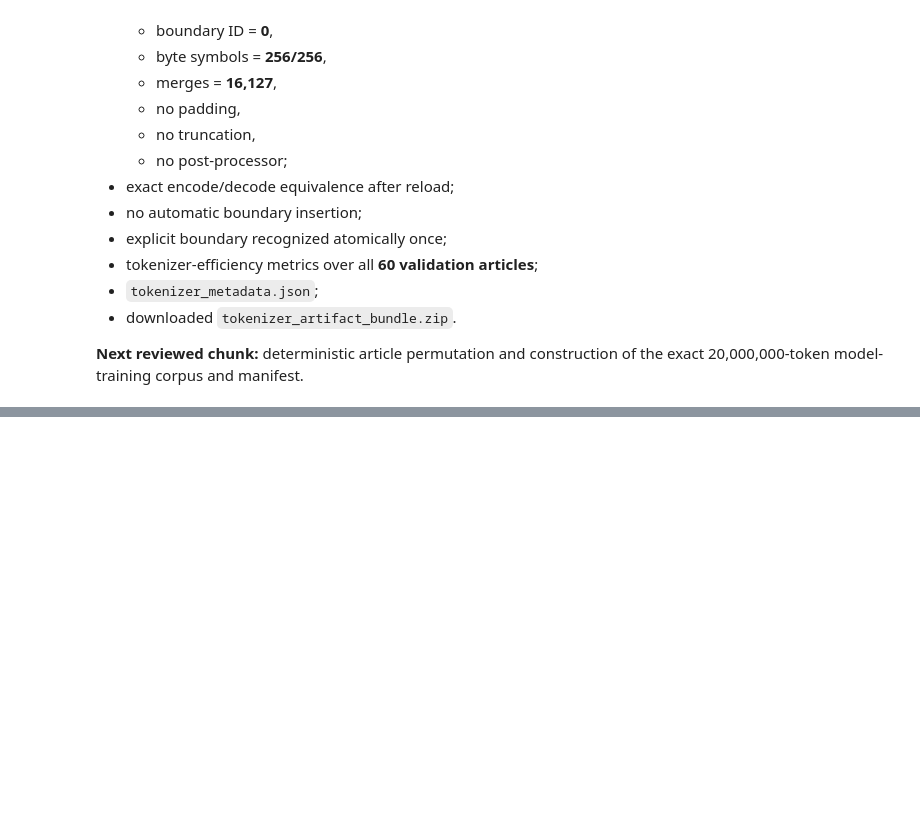
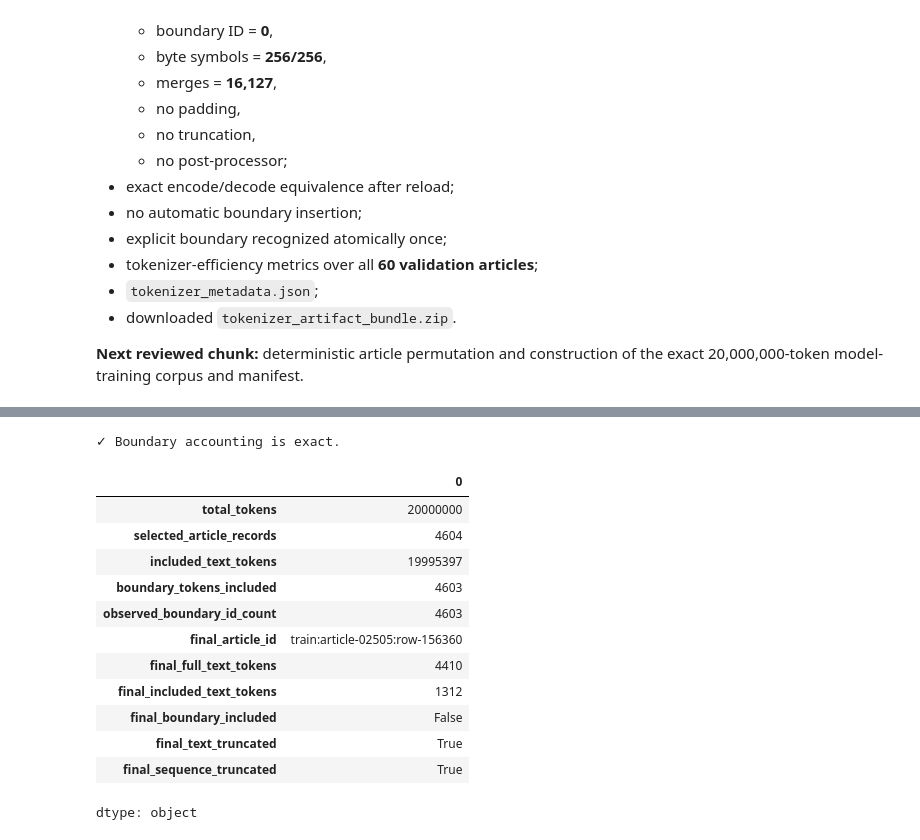
Before and after one commit to traderjohnd/foundation-model-from-scratch, a Jupyter notebook: notebooks/02_tokenizer_training_and_corpus_construction.ipynb, the cells around one changed output, grey strips where cells are left out. Saved outputs shown, nothing was run; the diff lists cells and outputs as text; code cells hidden in the pictures; blank space fills up the shorter version.

```diff
--- a/notebooks/02_tokenizer_training_and_corpus_construction.ipynb
+++ b/notebooks/02_tokenizer_training_and_corpus_construction.ipynb
@@ -1370,0 +1610,54 @@ Before proceeding, we should have observed:
+# %%
+selected_article_count = len(corpus_manifest_rows)
+boundary_tokens_included = sum(
+    row["boundary_included"]
+    for row in corpus_manifest_rows
+)
+observed_boundary_ids = int(
+    np.count_nonzero(corpus_tokens == CORPUS_BOUNDARY_ID)
+)
+included_text_tokens_total = sum(
+    row["included_text_tokens"]
+    for row in corpus_manifest_rows
+)
+
+assert observed_boundary_ids == boundary_tokens_included
+assert (
+    included_text_tokens_total + boundary_tokens_included
+    == CORPUS_TOKEN_BUDGET
+)
+assert int(corpus_tokens.max()) < VOCAB_SIZE
+
+final_row = corpus_manifest_rows[-1]
+
+corpus_accounting = pd.Series({
+    "total_tokens": CORPUS_TOKEN_BUDGET,
+    "selected_article_records": selected_article_count,
+    "included_text_tokens": included_text_tokens_total,
+    "boundary_tokens_included": boundary_tokens_included,
+    "observed_boundary_id_count": observed_boundary_ids,
+    "final_article_id": final_row["article_id"],
+    "final_full_text_tokens": final_row["full_text_tokens"],
+    "final_included_text_tokens": final_row["included_text_tokens"],
+    "final_boundary_included": final_row["boundary_included"],
+    "final_text_truncated": final_row["text_truncated"],
+    "final_sequence_truncated": final_row["sequence_truncated"],
+})
+
+print("✓ Boundary accounting is exact.")
+corpus_accounting
+# %% [output]
+✓ Boundary accounting is exact.
+|  | 0 |
+| total_tokens | 20000000 |
+| selected_article_records | 4604 |
+| included_text_tokens | 19995397 |
+| boundary_tokens_included | 4603 |
+| observed_boundary_id_count | 4603 |
+| final_article_id | train:article-02505:row-156360 |
+| final_full_text_tokens | 4410 |
+| final_included_text_tokens | 1312 |
+| final_boundary_included | False |
+| final_text_truncated | True |
+| final_sequence_truncated | True |
+dtype: object
```
Also changed, not shown: parts of 29 cells of this notebook.
